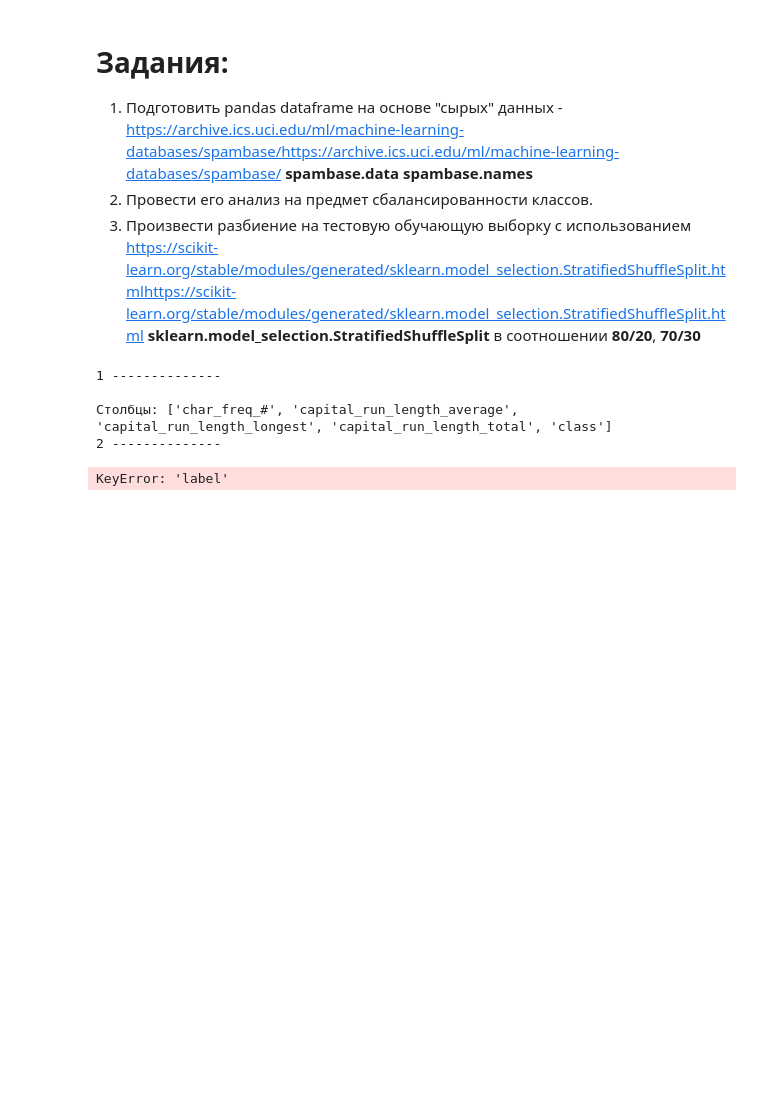
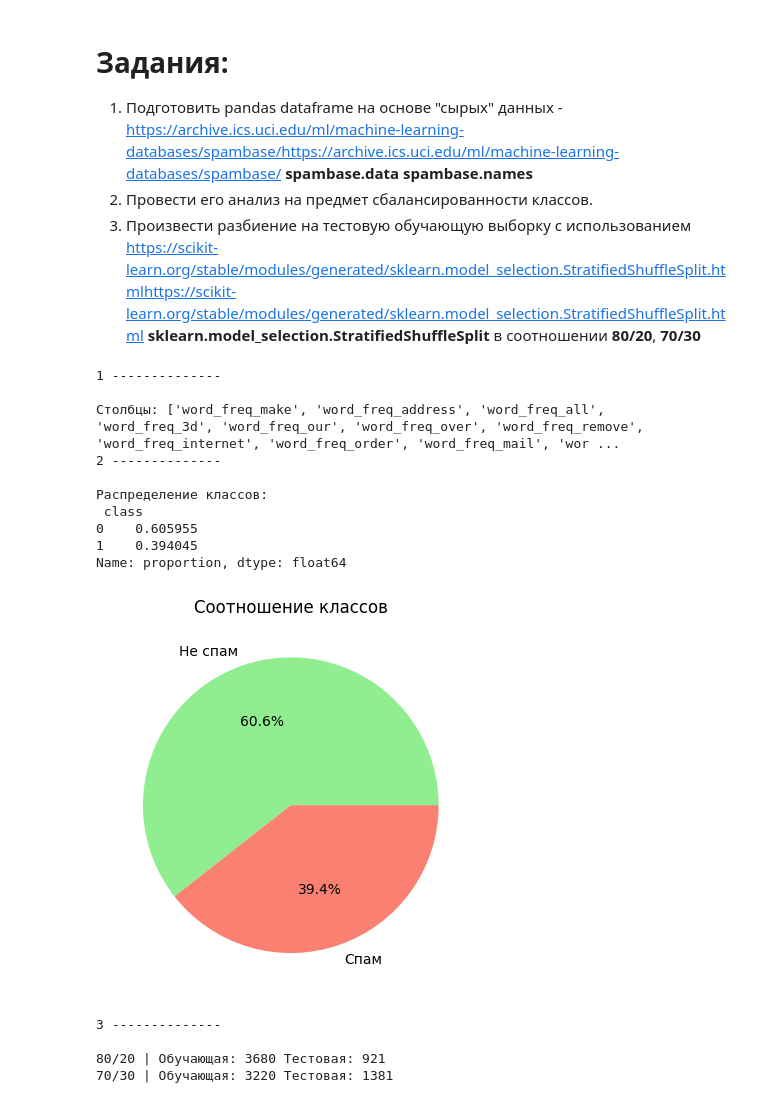
Before and after one commit to PetNik48/TMOIB, a Jupyter notebook: 1/01-task-train-test-split/01_TrainTestSplitBase.ipynb, the cells around one changed output. Cells and saved outputs as stored; diff of their text form; code cells hidden in the pictures; blank space fills up the shorter version.

```diff
--- a/1/01-task-train-test-split/01_TrainTestSplitBase.ipynb
+++ b/1/01-task-train-test-split/01_TrainTestSplitBase.ipynb
@@ -80,22 +80,20 @@ print(len(y_test))
 2. Провести его анализ на предмет сбалансированности классов.
 3. Произвести разбиение на тестовую обучающую выборку с использованием https://scikit-learn.org/stable/modules/generated/sklearn.model_selection.StratifiedShuffleSplit.htmlhttps://scikit-learn.org/stable/modules/generated/sklearn.model_selection.StratifiedShuffleSplit.html **sklearn.model_selection.StratifiedShuffleSplit** в соотношении **80/20**, **70/30**
 # %%
-#### 1 Подготовить pandas dataframe на основе "сырых" данных - https://archive.ics.uci.edu/ml/machine-learning-databases/spambase/https://archive.ics.uci.edu/ml/machine-learning-databases/spambase/ spambase.data spambase.names
+import pandas as pd
+import urllib.request
+
+''''''''''''''''''''''''''''''''''''''''''''''''''''''''''''''''''''''''''''''''''''''''''''''''''''''
+#### 1 Подготовить pandas dataframe на основе "сырых" данных - https://archive.ics.uci.edu/ml/machine-learning-databases/spambase/https://archive.ics.uci.edu/ml/machine-learning-databases/spambase/ spambase.data spambase.names. DataFrame — это двумерная табличная структура данных в библиотеке pandas. Её можно представить как таблицу, состоящую из строк и столбцов, где каждая колонка может содержать данные разного типа
 print("1 -------------- \n")
-import pandas as pd
-import urllib.request  # Добавляем импорт модуля
-
 # Загрузка данных
 url = "https://archive.ics.uci.edu/ml/machine-learning-databases/spambase/spambase.data"
 data = pd.read_csv(url, header=None)
-
 # Загрузка и обработка названий столбцов
 names_url = "https://archive.ics.uci.edu/ml/machine-learning-databases/spambase/spambase.names"
-
 # Чтение файла с названиями
 with urllib.request.urlopen(names_url) as response:
     names_text = response.read().decode('utf-8')
-
 # Извлечение названий (игнорируем строки с метаданными)
 names = []
 for line in names_text.splitlines():
@@ -103,14 +101,13 @@ for line in names_text.splitlines():
         name = line.split(":")[0].strip()
         names.append(name)
 names.append("class")  # Добавляем целевую переменную
-
 # Присваиваем названия столбцам
 data.columns = names
-
 # Проверка результата
-print("Столбцы:", data.columns.tolist()[-5:])  # Вывод последних 5 столбцов
+print("Столбцы:", data.columns.tolist())  # [5:] Вывод последних 5 столбцов
 data.head()
 
+''''''''''''''''''''''''''''''''''''''''''''''''''''''''''''''''''''''''''''''''''''''''''''''''''''''
 #### 2 Провести его анализ на предмет сбалансированности классов
 print("2 -------------- \n")
 # Распределение классов
@@ -122,32 +119,43 @@ import matplotlib.pyplot as plt
 plt.pie(
     class_dist,
     labels=["Не спам", "Спам"],
     autopct="%1.1f%%",
     colors=["lightgreen", "salmon"]
 )
 plt.title("Соотношение классов")
 plt.show()
 
+''''''''''''''''''''''''''''''''''''''''''''''''''''''''''''''''''''''''''''''''''''''''''''''''''''''
 #### 3 Произвести разбиение на тестовую обучающую выборку с использованием https://scikit-learn.org/stable/modules/generated/sklearn.model_selection.StratifiedShuffleSplit.htmlhttps://scikit-learn.org/stable/modules/generated/sklearn.model_selection.StratifiedShuffleSplit.html sklearn.model_selection.StratifiedShuffleSplit в соотношении 80/20, 70/30
 print("3 -------------- \n")
 from sklearn.model_selection import StratifiedShuffleSplit
 
 # Для соотношения 80/20
 sss = StratifiedShuffleSplit(n_splits=1, test_size=0.2, random_state=42)
 for train_idx, test_idx in sss.split(data, data["class"]):
     train_80, test_20 = data.iloc[train_idx], data.iloc[test_idx]
 
 # Для соотношения 70/30
 sss = StratifiedShuffleSplit(n_splits=1, test_size=0.3, random_state=42)
 for train_idx, test_idx in sss.split(data, data["class"]):
     train_70, test_30 = data.iloc[train_idx], data.iloc[test_idx]
 
 # Проверка размеров
 print("80/20 | Обучающая:", len(train_80), "Тестовая:", len(test_20))
 print("70/30 | Обучающая:", len(train_70), "Тестовая:", len(test_30))
 # %% [output]
 1 --------------
 
-Столбцы: ['char_freq_#', 'capital_run_length_average', 'capital_run_length_longest', 'capital_run_length_total', 'class']
+Столбцы: ['word_freq_make', 'word_freq_address', 'word_freq_all', 'word_freq_3d', 'word_freq_our', 'word_freq_over', 'word_freq_remove', 'word_freq_internet', 'word_freq_order', 'word_freq_mail', 'wor ...
 2 --------------
+
+Распределение классов:
+ class
+0    0.605955
+1    0.394045
+Name: proportion, dtype: float64
+[figure, added]
-KeyError: 'label'
+3 --------------
+
+80/20 | Обучающая: 3680 Тестовая: 921
+70/30 | Обучающая: 3220 Тестовая: 1381
```
Also changed, not shown: 2 other files.
